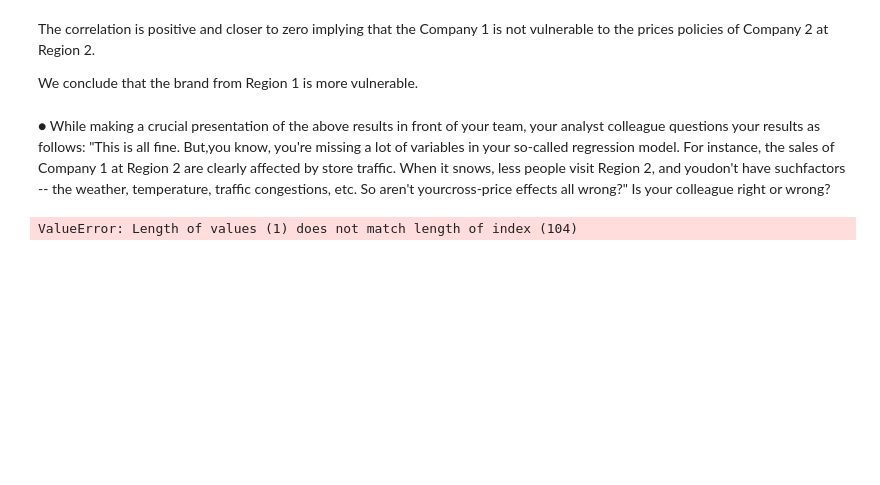
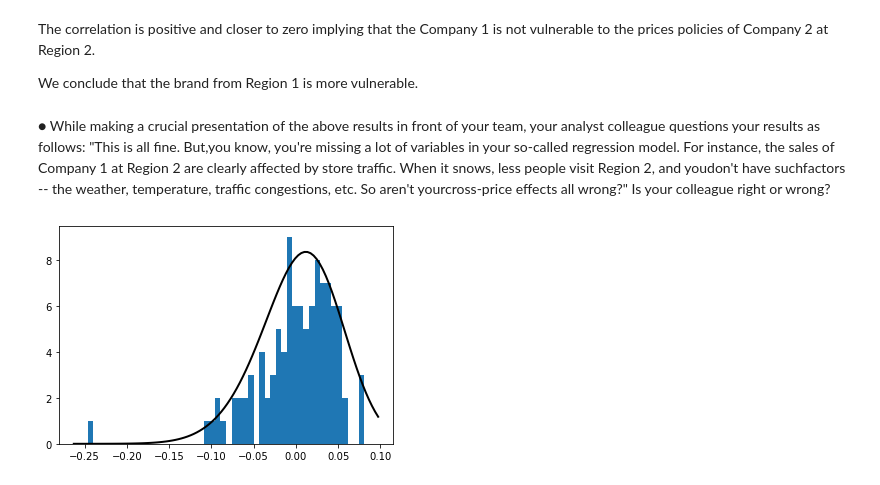
Before and after one commit to hinojosaad/Damavis-Challenge, a Jupyter notebook: Damavis Data Science Challenge.ipynb, the cells around one changed output. Cells and saved outputs as stored; diff of their text form; code cells hidden in the pictures; blank space fills up the shorter version.

```diff
--- a/Damavis Data Science Challenge.ipynb
+++ b/Damavis Data Science Challenge.ipynb
@@ -436,32 +436,32 @@ x11 = np.array(r1_c1["log_Sales_U"]).reshape(-1,1)
 y11 = np.array(r1_c1["log_Price_USD"]).reshape(-1,1)
 lm11 = LinearRegression().fit(x11, y11)
 m11 = lm11.coef_[0][0]
-b11 = lm11.predict([[0]])
+b11 = lm11.intercept_[0]
 
 #Company 1 Region 2
 x21 = np.array(r2_c1["log_Sales_U"]).reshape(-1,1)
 y21 = np.array(r2_c1["log_Price_USD"]).reshape(-1,1)
 lm21 = LinearRegression().fit(x21, y21)
 m21 = lm21.coef_[0][0]
-b21 = lm21.predict([[0]])
+b21 = lm21.intercept_[0]
 
 #Company 2 Region 1
 x12 = np.array(r1_c2["log_Sales_U"]).reshape(-1,1)
 y12 = np.array(r1_c2["log_Price_USD"]).reshape(-1,1)
 lm12 = LinearRegression().fit(x12, y12)
 m12 = lm12.coef_[0][0]
-b12 = lm12.predict([[0]])
+b12 = lm12.intercept_[0]
 
 #Company 2 Region 2
 x22 = np.array(r2_c2["log_Sales_U"]).reshape(-1,1)
 y22 = np.array(r2_c2["log_Price_USD"]).reshape(-1,1)
 lm22 = LinearRegression().fit(x22, y22)
 m22 = lm22.coef_[0][0]
-b22 = lm22.predict([[0]])
+b22 = lm22.intercept_[0]
 
 
 #compute k and A
-k11, A11 = (m11)**(-1), np.exp(b11)[0][0]
-k21, A21 = (m21)**(-1), np.exp(b21)[0][0]
-k12, A12 = (m12)**(-1), np.exp(b12)[0][0]
-k22, A22 = (m22)**(-1), np.exp(b22)[0][0]
+k11, A11 = (m11)**(-1), np.exp(b11)
+k21, A21 = (m21)**(-1), np.exp(b21)
+k12, A12 = (m12)**(-1), np.exp(b12)
+k22, A22 = (m22)**(-1), np.exp(b22)
@@ -572,9 +576,20 @@ We conclude that the brand from Region 1 is more vulnerable.
 # %% [markdown]
 ● While making a crucial presentation of the above results in front of your team, your analyst colleague questions your results as follows: "This is all fine. But,you know, you're missing a lot of variables in your so-called regression model. For instance, the sales of Company 1 at Region 2 are clearly affected by store traffic. When it snows, less people visit Region 2, and youdon't have suchfactors -- the weather, temperature, traffic congestions, etc. So aren't yourcross-price effects all wrong?" Is your colleague right or wrong?
 # %%
-r1_c1["Pred_log_Price_USD"] =m11*r1_c1["log_Sales_U"]+b11
-r1_c1["Res_log_Price_USD"] = r1_c1["log_Price_USD"]-r1_c1["Pred_log_Price_USD"]
-plt.hist(r1_c1["Res_log_Price_USD"], bins=20)
+r1_c1["pred_log_Price_USD"] =m11*r1_c1["log_Sales_U"]+b11
+r1_c1["res_log_Price_USD"] = r1_c1["log_Price_USD"]-r1_c1["pred_log_Price_USD"]
+
+# draw a sample
+data = r1_c1["res_log_Price_USD"]
+# estimate parameters from sample
+ae, loce, scalee = stats.skewnorm.fit(data)
+# Plot the PDF.
+plt.figure()
+plt.hist(data, bins=50)
+xmin, xmax = plt.xlim()
+x = np.linspace(xmin, xmax, 100)
+p = scipy.stats.skewnorm.pdf(x,ae, loce, scalee)
+plt.plot(x, p, 'k', linewidth=2)
 plt.show()
 # %% [output]
-ValueError: Length of values (1) does not match length of index (104)
+[figure, added]
```
Also changed, not shown: parts of 10 cells of this notebook.
